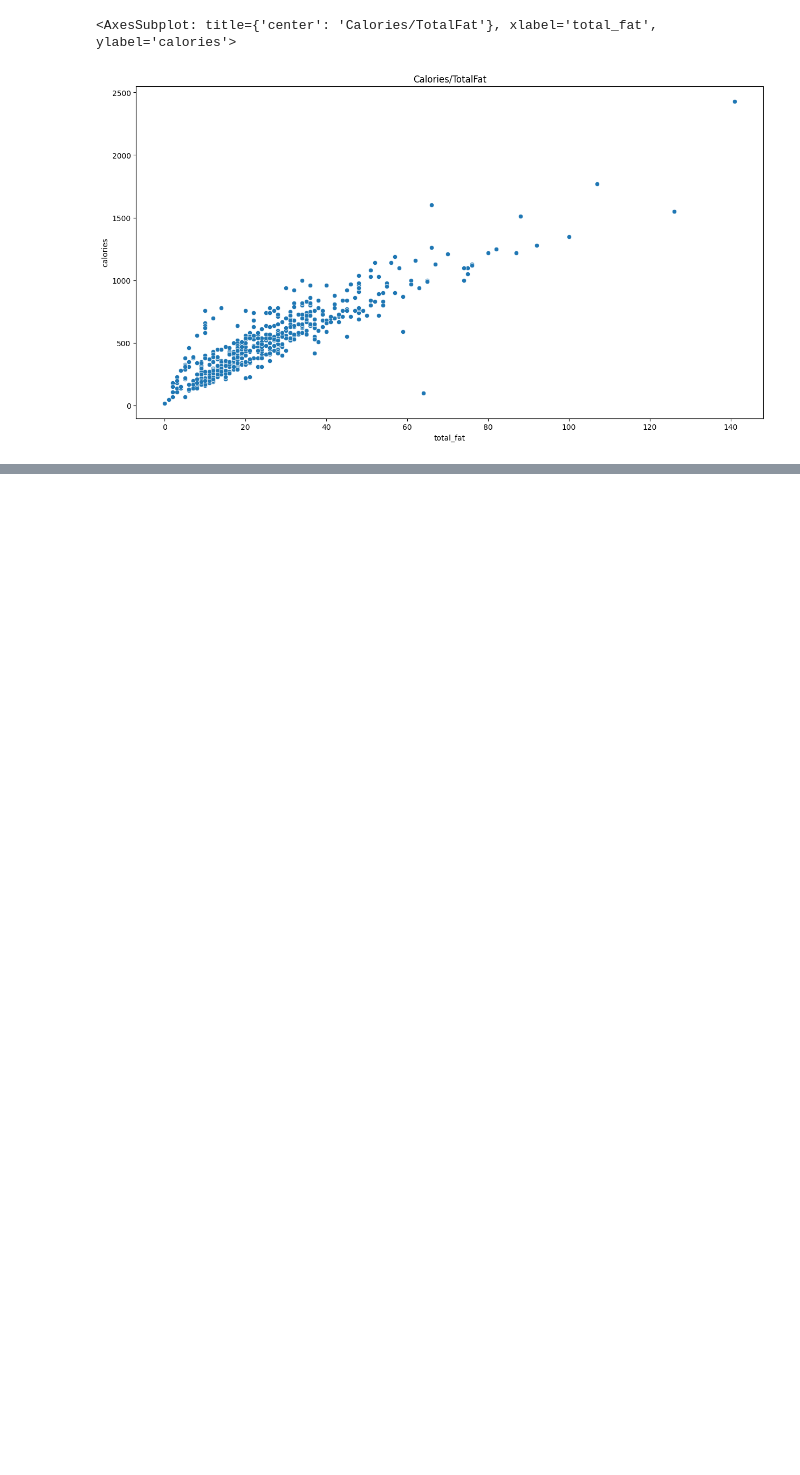
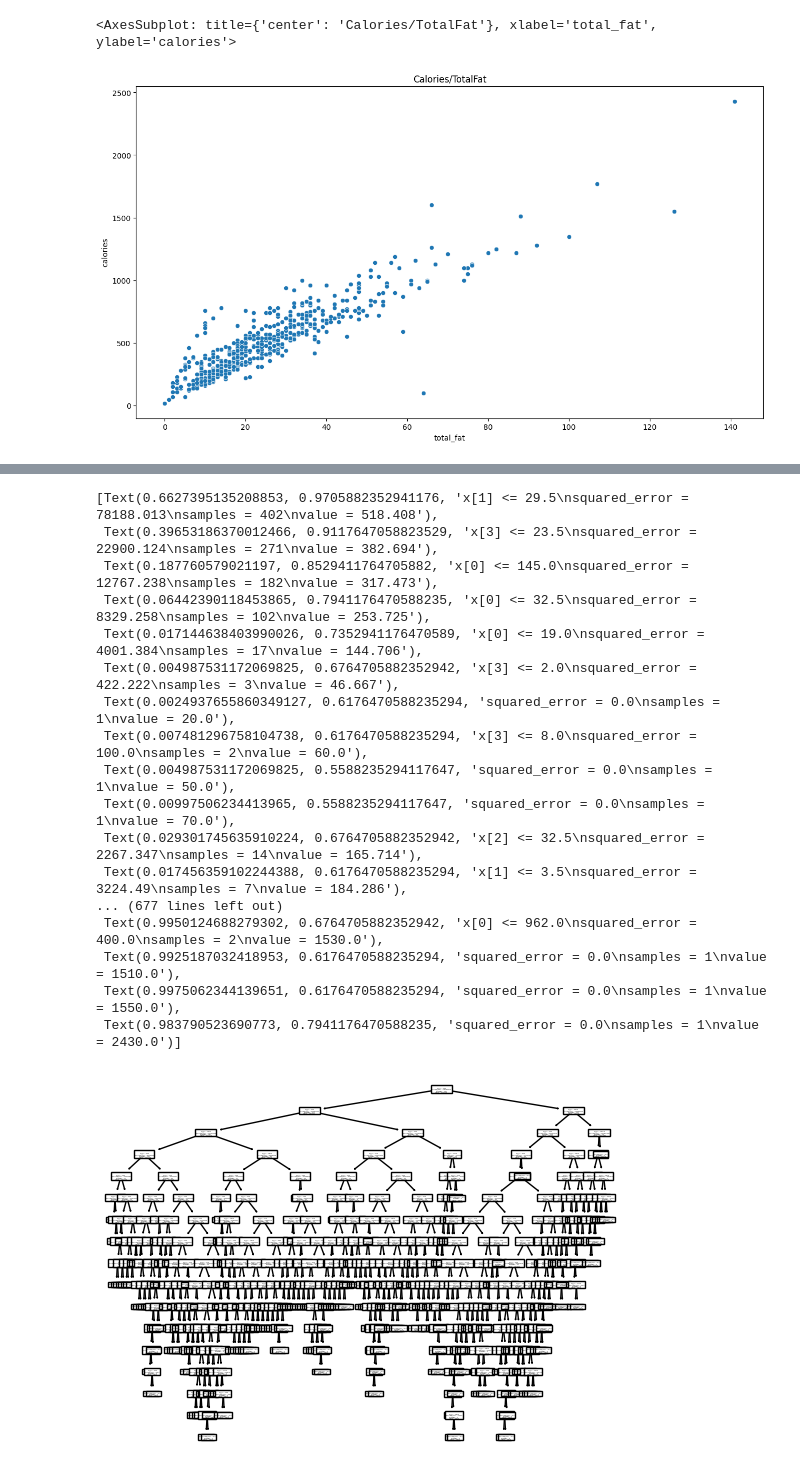
Before and after one commit to Garrodes/Python, a Jupyter notebook: fastfooddata-tutorial.ipynb, the cells around one changed output, grey strips where cells are left out. Cells and saved outputs as stored; diff of their text form; code cells hidden in the pictures; blank space fills up the shorter version.

```diff
--- a/fastfooddata-tutorial.ipynb
+++ b/fastfooddata-tutorial.ipynb
@@ -125,6 +174,6 @@ y = kentucky_data.calories
 # %%
-# Creating features
-features = ["total_fat","cholesterol","sodium","sugar"]
-X = kentucky_data[features]
+# Creating features , on gardera celle dont le coeff de Pearson est supérieur à 0.75
+features = ["cal_fat","total_fat","cholesterol","protein"]
+X = kentucky_data_clean[features]
 X.shape
 # %% [output]
@@ -132,3 +181,6 @@ X.shape
+# %%
+# target
+y = kentucky_data_clean.calories
 # %%
 # Split into validation and training data, on garde 80 % de données pour l'entrainement et 20 % pour les tests
 train_X, valid_X, train_y, valid_y = train_test_split(X, y,train_size=0.8,test_size=0.2, random_state=0)
@@ -168,0 +221,23 @@ Calories prédites par DecisionTree :
+# %%
+#Visualisation de l'arbre
+tree.plot_tree(kentucky_model_tree.fit(train_X,train_y))
+# scroll down pour voir l'arbre
+# %% [output]
+[Text(0.6627395135208853, 0.9705882352941176, 'x[1] <= 29.5\nsquared_error = 78188.013\nsamples = 402\nvalue = 518.408'),
+ Text(0.39653186370012466, 0.9117647058823529, 'x[3] <= 23.5\nsquared_error = 22900.124\nsamples = 271\nvalue = 382.694'),
+ Text(0.187760579021197, 0.8529411764705882, 'x[0] <= 145.0\nsquared_error = 12767.238\nsamples = 182\nvalue = 317.473'),
+ Text(0.06442390118453865, 0.7941176470588235, 'x[0] <= 32.5\nsquared_error = 8329.258\nsamples = 102\nvalue = 253.725'),
+ Text(0.017144638403990026, 0.7352941176470589, 'x[0] <= 19.0\nsquared_error = 4001.384\nsamples = 17\nvalue = 144.706'),
+ Text(0.004987531172069825, 0.6764705882352942, 'x[3] <= 2.0\nsquared_error = 422.222\nsamples = 3\nvalue = 46.667'),
+ Text(0.0024937655860349127, 0.6176470588235294, 'squared_error = 0.0\nsamples = 1\nvalue = 20.0'),
+ Text(0.007481296758104738, 0.6176470588235294, 'x[3] <= 8.0\nsquared_error = 100.0\nsamples = 2\nvalue = 60.0'),
+ Text(0.004987531172069825, 0.5588235294117647, 'squared_error = 0.0\nsamples = 1\nvalue = 50.0'),
+ Text(0.00997506234413965, 0.5588235294117647, 'squared_error = 0.0\nsamples = 1\nvalue = 70.0'),
+ Text(0.029301745635910224, 0.6764705882352942, 'x[2] <= 32.5\nsquared_error = 2267.347\nsamples = 14\nvalue = 165.714'),
+ Text(0.017456359102244388, 0.6176470588235294, 'x[1] <= 3.5\nsquared_error = 3224.49\nsamples = 7\nvalue = 184.286'),
+... (677 lines left out)
+ Text(0.9950124688279302, 0.6764705882352942, 'x[0] <= 962.0\nsquared_error = 400.0\nsamples = 2\nvalue = 1530.0'),
+ Text(0.9925187032418953, 0.6176470588235294, 'squared_error = 0.0\nsamples = 1\nvalue = 1510.0'),
+ Text(0.9975062344139651, 0.6176470588235294, 'squared_error = 0.0\nsamples = 1\nvalue = 1550.0'),
+ Text(0.983790523690773, 0.7941176470588235, 'squared_error = 0.0\nsamples = 1\nvalue = 2430.0')]
+[figure, added]
```
Also changed, not shown: parts of 43 cells of this notebook, 1 other file.
